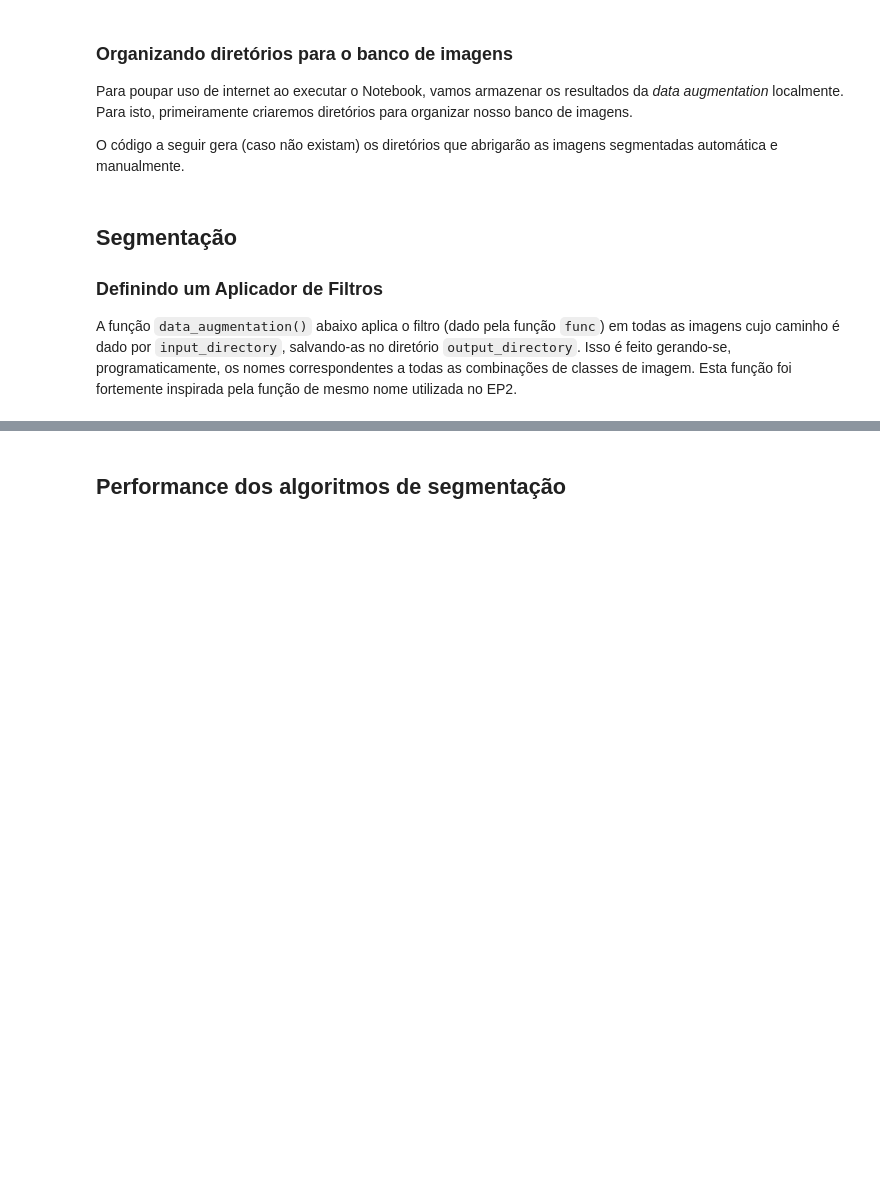
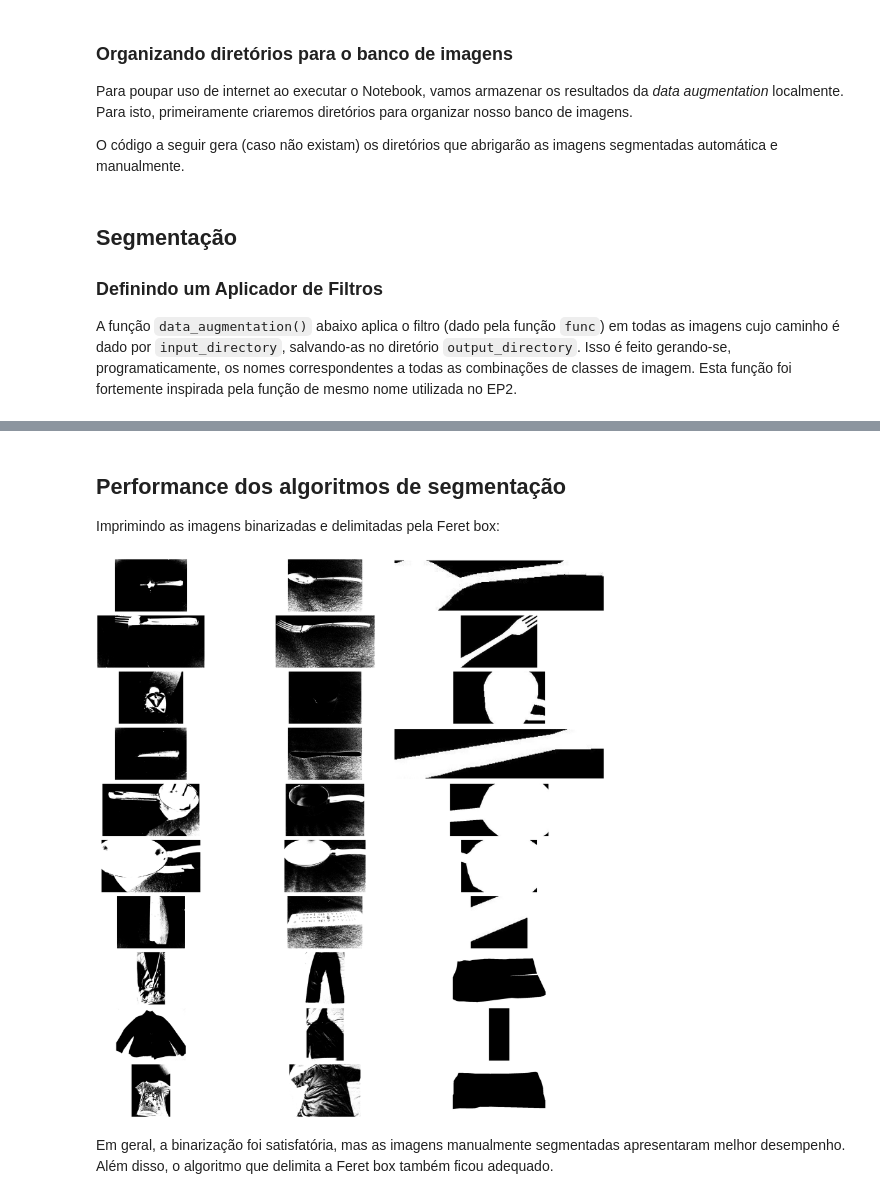
Before and after one commit to danigfavero/Visao-computacional-e-processamento-de-imagens, a Jupyter notebook: EP3.1.ipynb, the cells around one changed output, grey strips where cells are left out. Cells and saved outputs as stored; diff of their text form; code cells hidden in the pictures; blank space fills up the shorter version.

```diff
--- a/EP3.1.ipynb
+++ b/EP3.1.ipynb
@@ -184,3 +190,39 @@ def make_bounding_box(img):
 img_map("binary/", "feret/", make_bounding_box)
 # %% [markdown]
 ## Performance dos algoritmos de segmentação
+Imprimindo as imagens binarizadas e delimitadas pela Feret box:
+# %%
+matplotlib.rcParams['font.size'] = 18
+
+directory = "feret/"
+objs = ["colheres/COLHER",
+        "garfos/GARFO",
+        "canecas/CANECA",
+        "facas/FACA",
+        "panelas/PANELA",
+        "frigideiras/FRIGIDEIRA",
+        "controles_remotos/CONTROLE",
+        "calcas/CALCA",
+        "casacos/CASACO",
+        "camisetas/CAMISETA"]
+instances = 3 # número de instâncias de cada objeto
+
+fig, axes = plt.subplots(len(objs), instances, figsize=(40, 40))
+for i in range(len(objs)):
+    for j in range(instances):
+        url = directory + objs[i] + "_NOITE_OUTDOOR_MADEIRA" + str(j+1) + "a.jpg"
+        for _ in range(3): # evitando erros de conexão (3 tentativas)
+            try:
+                img = io.imread(url)
+            except ConnectionResetError:
+                continue
+            break
+
+        axes[i, j].imshow(img, cmap=plt.cm.gray)
+        axes[i, j].axis('off')
+fig.tight_layout()
+plt.show()
+# %% [output]
+[figure, added]
+# %% [markdown]
+Em geral, a binarização foi satisfatória, mas as imagens manualmente segmentadas apresentaram melhor desempenho. Além disso, o algoritmo que delimita a Feret box também ficou adequado.
```
Also changed, not shown: parts of 9 cells of this notebook, 2 other files.
